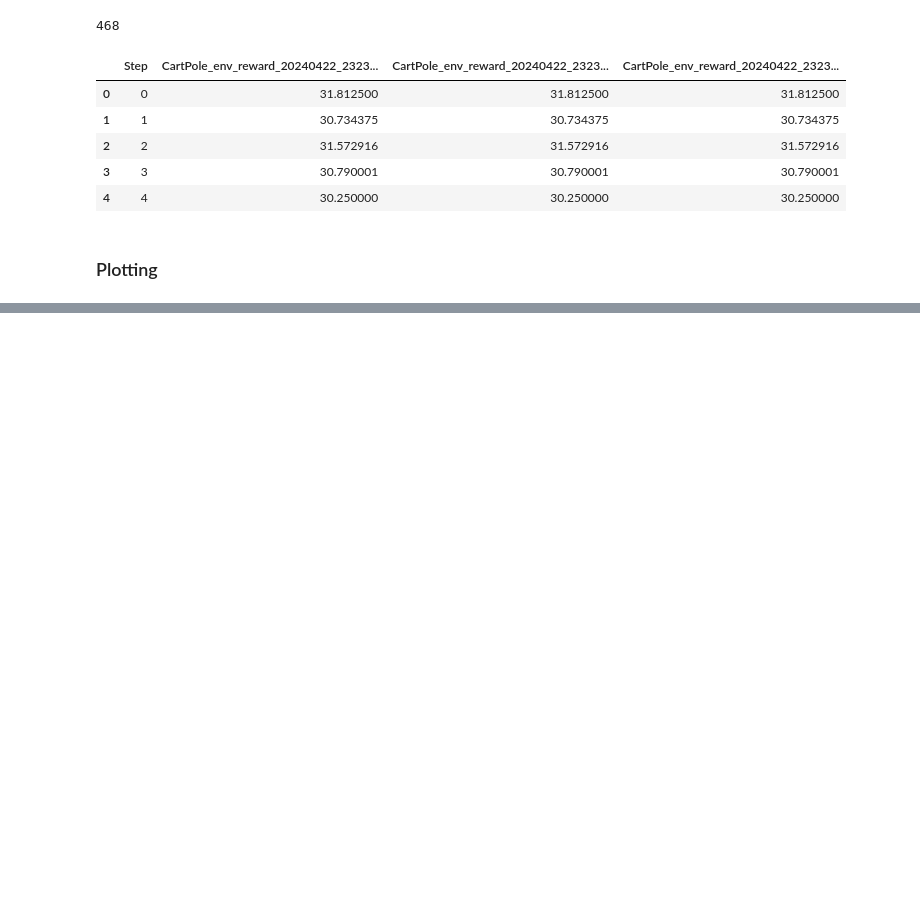
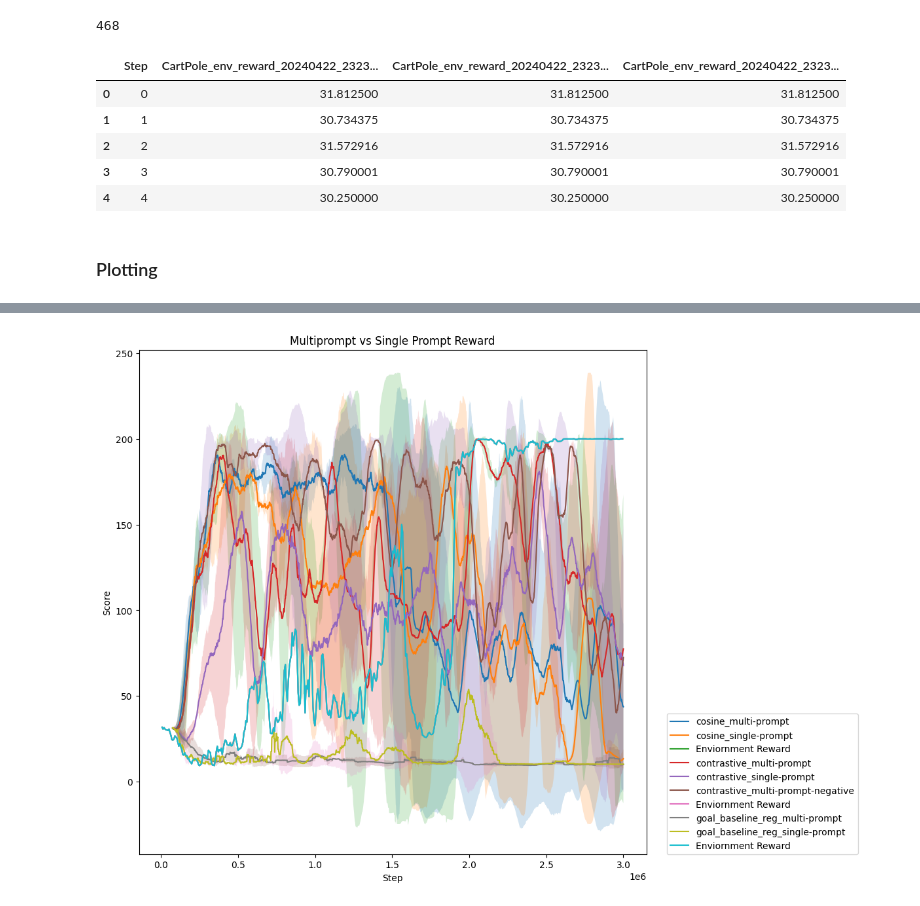
Before and after one commit to JiahuiKChen/vlmrm_plotting, a Jupyter notebook: siglip_multi_prompt.ipynb, the cells around one changed output, grey strips where cells are left out. Drawn from its saved outputs; the diff is of its cells as text; code cells hidden in the pictures; blank space fills up the shorter version.

Commit message:
mutliprompt plot done

```diff
--- a/siglip_multi_prompt.ipynb
+++ b/siglip_multi_prompt.ipynb
@@ -205,0 +141,54 @@ plot(clip_reward_csv, "goal_baseline_reg")
+# %%
+# TODO: add ground truth reward
+
+clip_reward_csv = clip_reward_csv.interpolate(method="linear")
+smooth_factor = 1
+# plot a line for each reward function and prompt/multi-prompt combination
+rewards = ["cosine", "contrastive", "goal_baseline_reg"]
+# "multi-prompt-negative" for contrastive only
+prompt_type = ["multi-prompt", "single-prompt"]
+plt.figure(figsize=(10, 10))
+
+for r in rewards:
+    for p in prompt_type:
+        name = f"{r}_{p}"
+
+        # calculate average, std dev (2 runs with same name correspond to same seeds)
+        means = clip_reward_csv[[name]].mean(axis=1)
+        stds = clip_reward_csv[[name]].std(axis=1)
+        # Apply smoothing
+        smoothed_means = moving_window_average(means, smooth_factor)
+
+        if r == "cosine":
+            x = clip_step_csv['CartPole_siglip-base-patch16-224k_cosine_20240425_062033 - global_step']
+        elif r == "contrastive":
+            x = clip_step_csv['CartPole_siglip-base-patch16-224k_contrastive_20240426_194149 - global_step']
+        elif r == "goal_baseline_reg":
+            x = clip_step_csv['CartPole_siglip-base-patch16-224k_goal_baseline_reg_20240425_053932 - global_step']
+        plt.plot(x, smoothed_means, label=name)
+        plt.fill_between(x, smoothed_means-stds, smoothed_means+stds, alpha=0.2)
+
+    if r == "contrastive":
+        name = f"{r}_multi-prompt-negative"
+
+        # calculate average, std dev (2 runs with same name correspond to same seeds)
+        means = clip_reward_csv[[name]].mean(axis=1)
+        stds = clip_reward_csv[[name]].std(axis=1)
+        # Apply smoothing
+        smoothed_means = moving_window_average(means, smooth_factor)
+
+        plt.plot(clip_step_csv['CartPole_siglip-base-patch16-224k_contrastive_20240426_194149 - global_step'], smoothed_means, label=name)
+        plt.fill_between(x, smoothed_means-stds, smoothed_means+stds, alpha=0.2)
+
+    # ground truth reward
+    env_reward = gt_reward_csv["CartPole_env_reward_20240422_232316 - rollout/ep_rew_mean"]
+    plt.plot(gt_reward_csv["Step"], env_reward, label="Enviornment Reward")
+
+# Labeling the plot
+plt.xlabel('Step')
+plt.ylabel('Score')
+plt.title(f'Multiprompt vs Single Prompt Reward')
+plt.legend(prop={'size': 10}, loc=(1.04, 0))
+plt.show()
+# %% [output]
+[figure, added]
```
Also changed, not shown: parts of 10 cells of this notebook, 3 other files.
